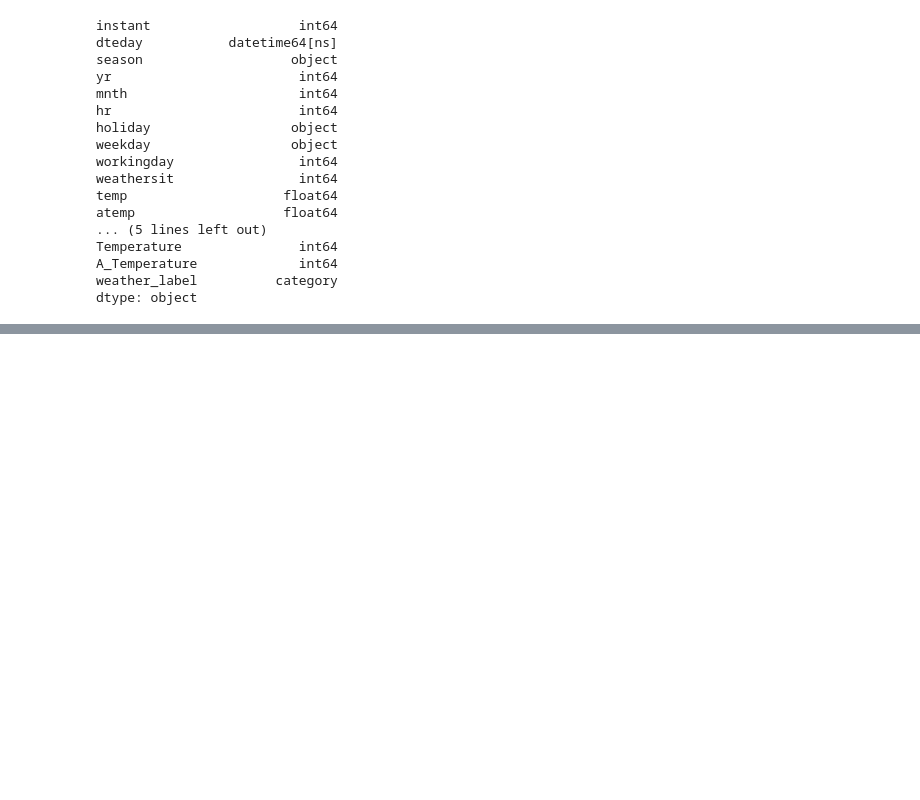
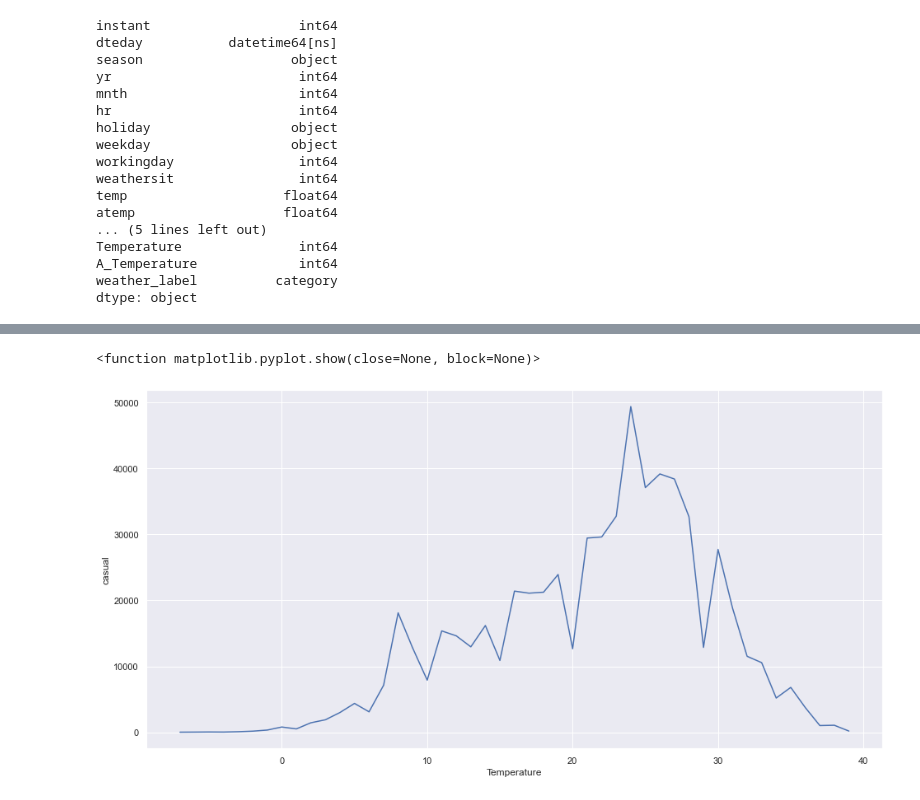
Before and after one commit to movifu1982/Bike-project, a Jupyter notebook: bike 1.ipynb, the cells around one changed output, grey strips where cells are left out. Cells and saved outputs as stored; diff of their text form; code cells hidden in the pictures; blank space fills up the shorter version.

```diff
--- a/bike 1.ipynb
+++ b/bike 1.ipynb
@@ -560,0 +579,5 @@ sns.barplot(
+# %%
+time_df = bike_hour.groupby("Temperature") ["casual"].sum()
+print (time_df.head())
+
+print(type(time_df))
@@ -560,0 +593,8 @@ sns.barplot(
+# %%
+plt.figure(figsize=(16, 8))
+
+sns.lineplot(data= time_df)
+plt.show
+# %% [output]
+<function matplotlib.pyplot.show(close=None, block=None)>
+[figure, added]
```
Also changed, not shown: parts of 23 cells of this notebook.
